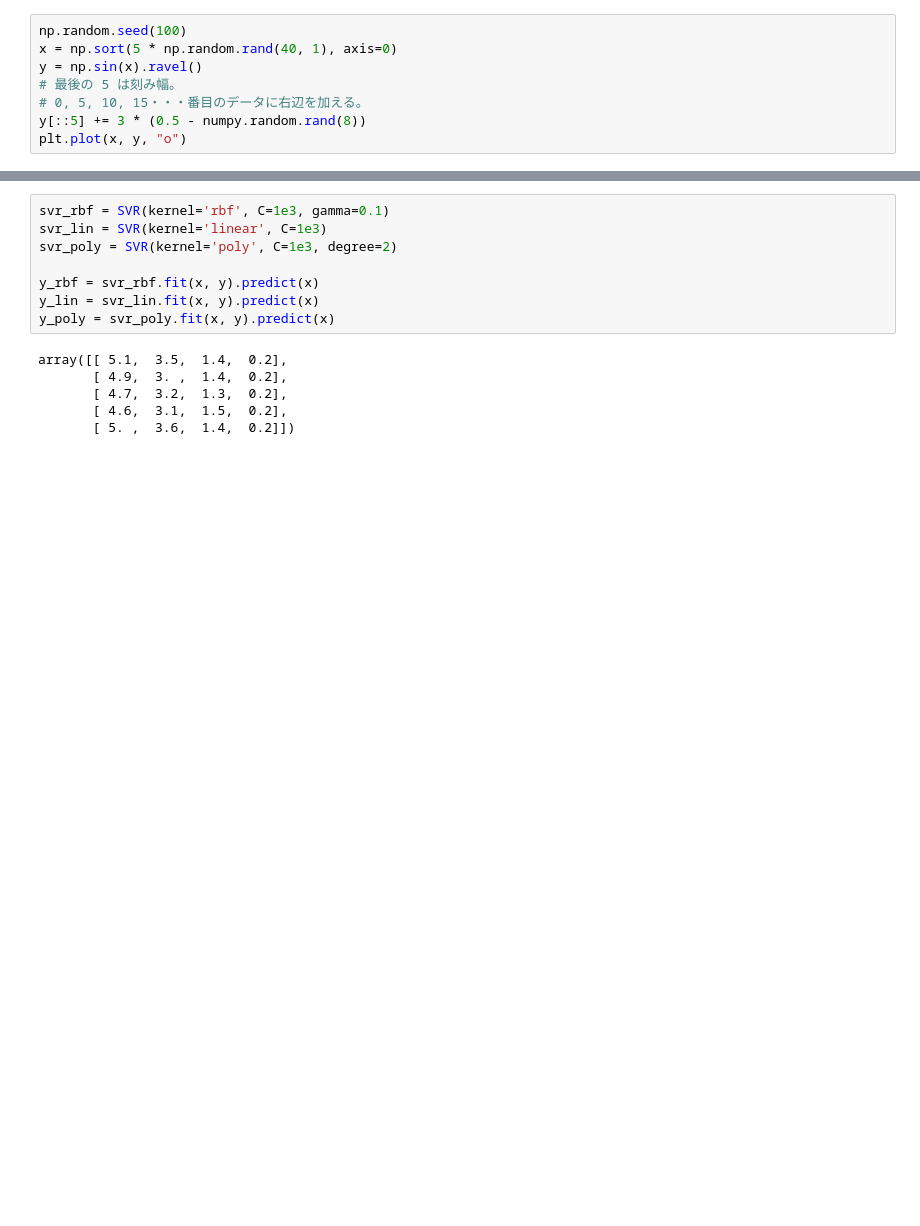
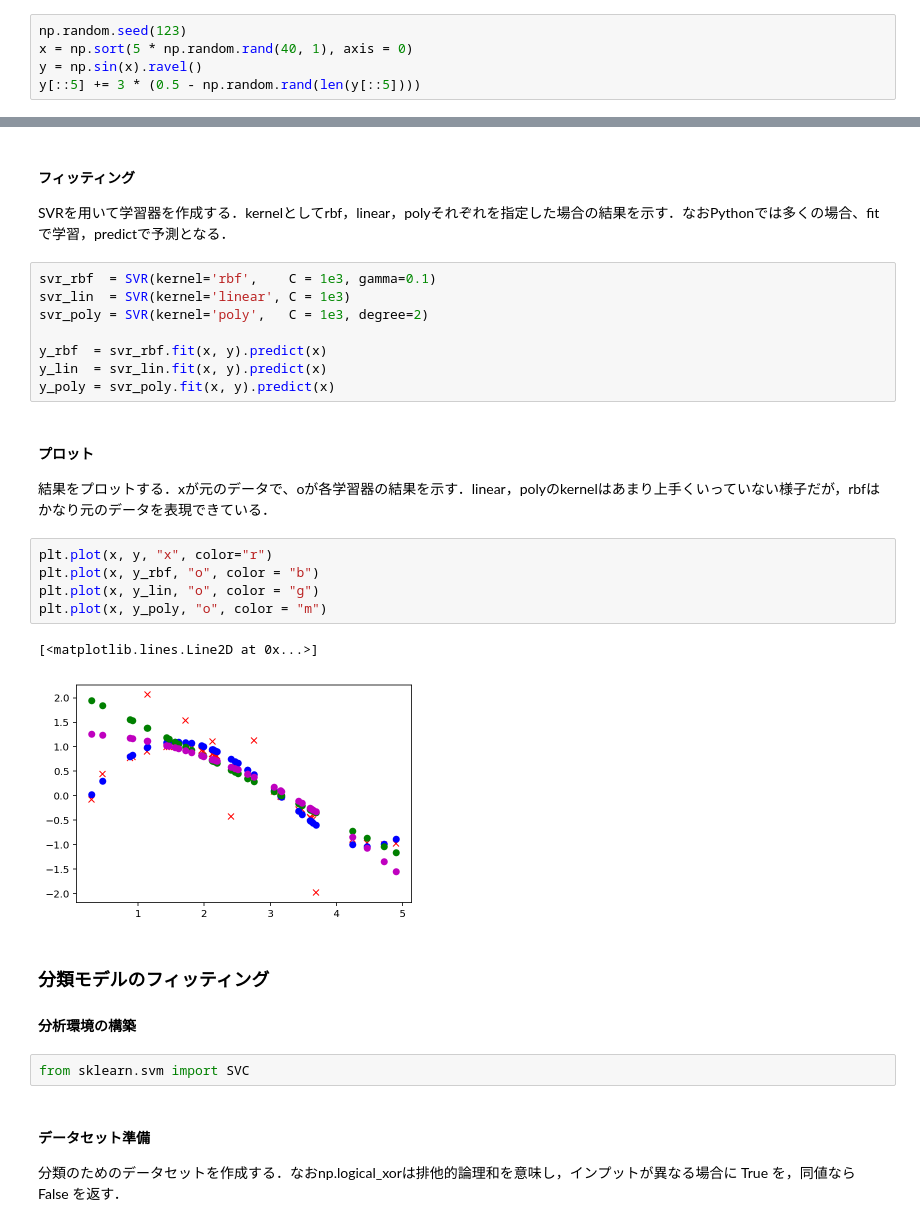
Before and after one commit to ynakahashi/Python, a Jupyter notebook: Script/Machine_Learning_Snippet_02.ipynb, the cells around one changed output, grey strips where cells are left out. Cells and saved outputs as stored; diff of their text form; blank space fills up the shorter version.

```diff
--- a/Script/Machine_Learning_Snippet_02.ipynb
+++ b/Script/Machine_Learning_Snippet_02.ipynb
@@ -21,8 +25,5 @@ import pandas
 # %%
-np.random.seed(100)
-x = np.sort(5 * np.random.rand(40, 1), axis=0)
+np.random.seed(123)
+x = np.sort(5 * np.random.rand(40, 1), axis = 0)
 y = np.sin(x).ravel()
-# 最後の 5 は刻み幅。
-# 0, 5, 10, 15・・・番目のデータに右辺を加える。
-y[::5] += 3 * (0.5 - numpy.random.rand(8))
-plt.plot(x, y, "o")
+y[::5] += 3 * (0.5 - np.random.rand(len(y[::5])))
@@ -35,14 +37,30 @@ fitで学習，predictで予測
+# %% [markdown]
+#### フィッティング
+SVRを用いて学習器を作成する．kernelとしてrbf，linear，polyそれぞれを指定した場合の結果を示す．なおPythonでは多くの場合、fitで学習，predictで予測となる．
 # %%
-svr_rbf = SVR(kernel='rbf', C=1e3, gamma=0.1)
-svr_lin = SVR(kernel='linear', C=1e3)
-svr_poly = SVR(kernel='poly', C=1e3, degree=2)
+svr_rbf  = SVR(kernel='rbf',    C = 1e3, gamma=0.1)
+svr_lin  = SVR(kernel='linear', C = 1e3)
+svr_poly = SVR(kernel='poly',   C = 1e3, degree=2)
 
-y_rbf = svr_rbf.fit(x, y).predict(x)
-y_lin = svr_lin.fit(x, y).predict(x)
+y_rbf  = svr_rbf.fit(x, y).predict(x)
+y_lin  = svr_lin.fit(x, y).predict(x)
 y_poly = svr_poly.fit(x, y).predict(x)
-# %% [output]
-array([[ 5.1,  3.5,  1.4,  0.2],
-       [ 4.9,  3. ,  1.4,  0.2],
-       [ 4.7,  3.2,  1.3,  0.2],
-       [ 4.6,  3.1,  1.5,  0.2],
-       [ 5. ,  3.6,  1.4,  0.2]])
+# %% [markdown]
+#### プロット
+結果をプロットする．xが元のデータで、oが各学習器の結果を示す．linear，polyのkernelはあまり上手くいっていない様子だが，rbfはかなり元のデータを表現できている．
+# %%
+plt.plot(x, y, "x", color="r")
+plt.plot(x, y_rbf, "o", color = "b")
+plt.plot(x, y_lin, "o", color = "g")
+plt.plot(x, y_poly, "o", color = "m")
+# %% [output]
+[<matplotlib.lines.Line2D at 0x...>]
+[figure, added]
+# %% [markdown]
+### 分類モデルのフィッティング
+#### 分析環境の構築
+# %%
+from sklearn.svm import SVC
+# %% [markdown]
+#### データセット準備
+分類のためのデータセットを作成する．なおnp.logical_xorは排他的論理和を意味し，インプットが異なる場合に True を，同値なら False を返す．
```
Also changed, not shown: parts of 21 cells of this notebook, 1 other file.
